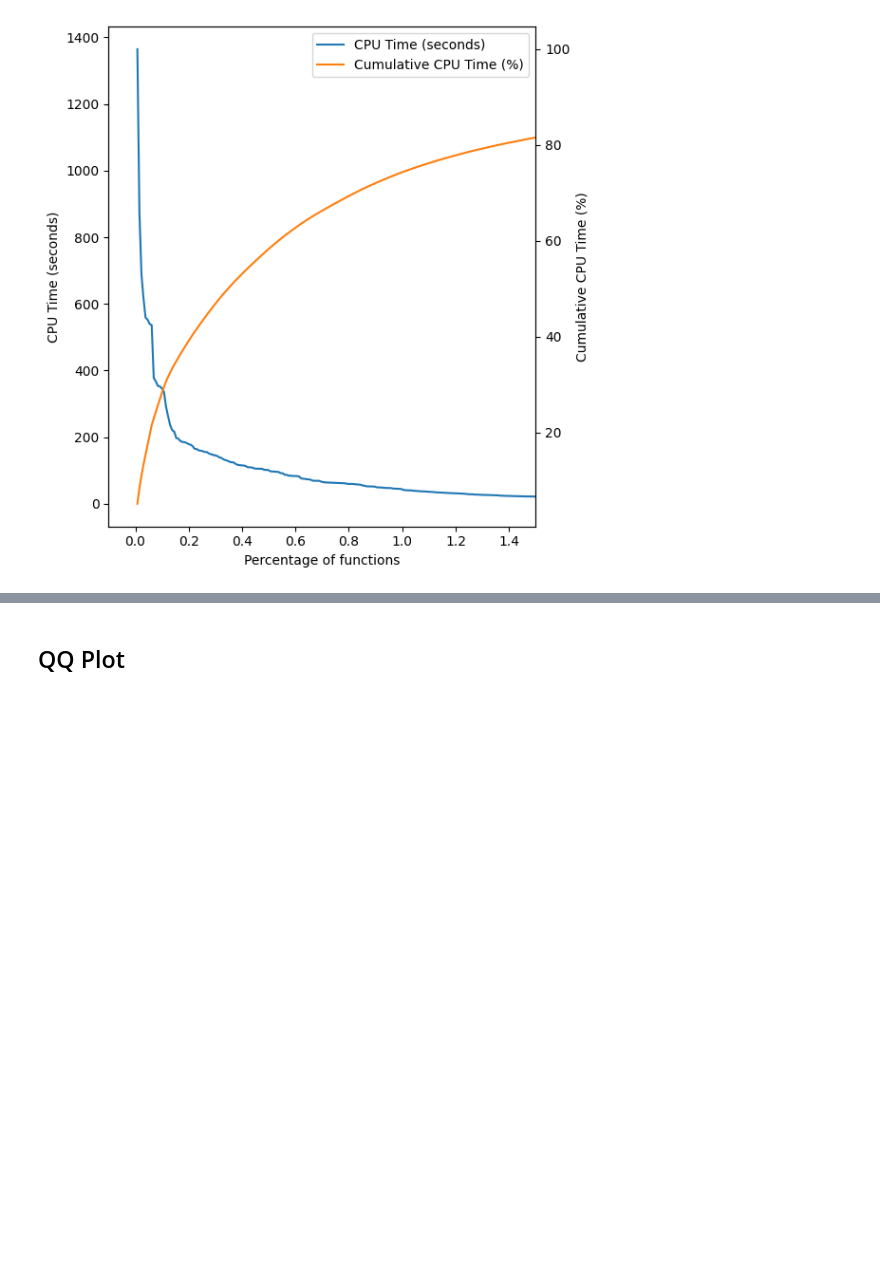
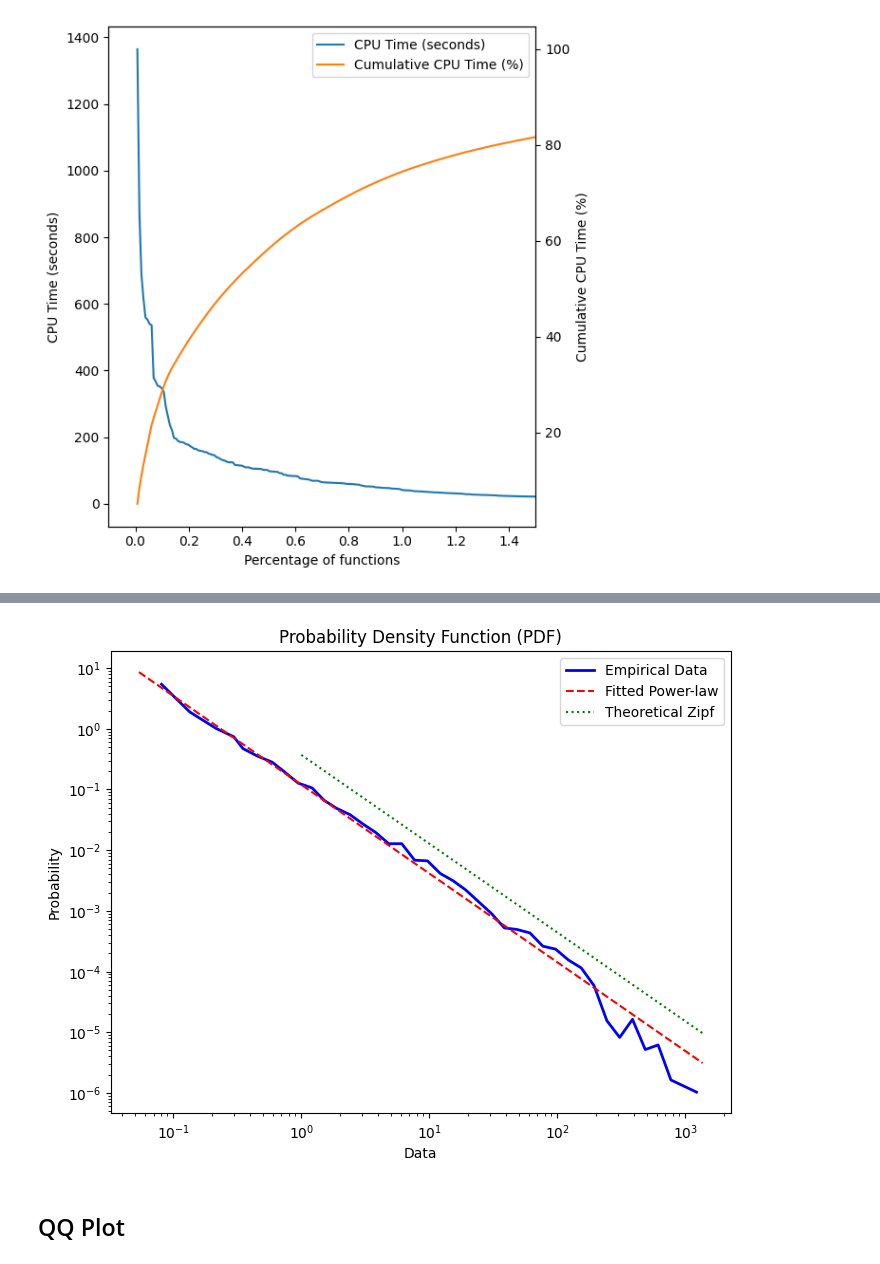
Before and after one commit to mathdugre/mri-bottleneck, a Jupyter notebook: vizualisation.ipynb, the cells around one changed output, grey strips where cells are left out. Saved outputs shown, nothing was run; the diff lists cells and outputs as text; code cells hidden in the pictures; blank space fills up the shorter version.

```diff
--- a/vizualisation.ipynb
+++ b/vizualisation.ipynb
@@ -859,0 +863,13 @@ plt.show()
+# %%
+import powerlaw
+import numpy as np
+
+# Assuming `data` contains the frequencies of words or other elements
+# that you expect to follow Zipf's law
+# data = np.random.zipf(a=1.5, size=1000) # This is just a placeholder for your actual data
+
+# Fit the data to a power-law distribution
+fit = powerlaw.Fit(data["mean_cpu"])
+
+# Print the alpha parameter and the xmin value of the fit
+print(f"Alpha: {fit.alpha}, Xmin: {fit.xmin}")
@@ -860,3 +903,25 @@ plt.show()
+# %%
+# Plot the empirical PDF
+figPDF = plt.figure(figsize=(8, 6))
+ax = figPDF.add_subplot(111)
+fit.plot_pdf(color='b', linewidth=2, label='Empirical Data')
+
+# Plot the theoretical PDF of the fitted power-law
+fit.power_law.plot_pdf(color='r', linestyle='--', ax=ax, label='Fitted Power-law')
+
+# Add Zipf's law theoretical plot (manually)
+x = np.arange(1, max(data["mean_cpu"])+1)
+y = (x**(-fit.power_law.alpha)) / np.sum(x**(-fit.power_law.alpha))
+plt.plot(x, y, color='g', linestyle=':', label='Theoretical Zipf')
+
+plt.xlabel('Data')
+plt.ylabel('Probability')
+plt.title('Probability Density Function (PDF)')
+plt.legend()
+plt.savefig(figures_dir / "zipf_law.png")
+plt.show()
+# %% [output]
+[figure, added]
 # %% [markdown]
 ## QQ Plot
 # %%
```
Also changed, not shown: parts of 4 cells of this notebook, 31 other files.
